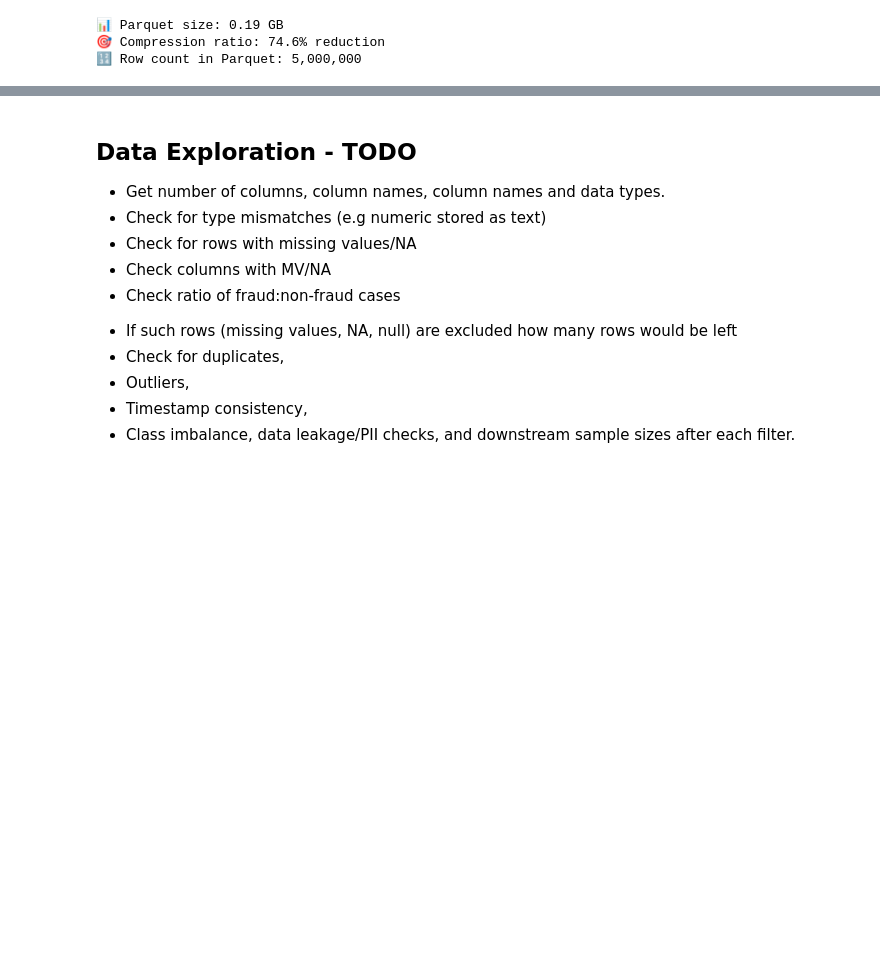
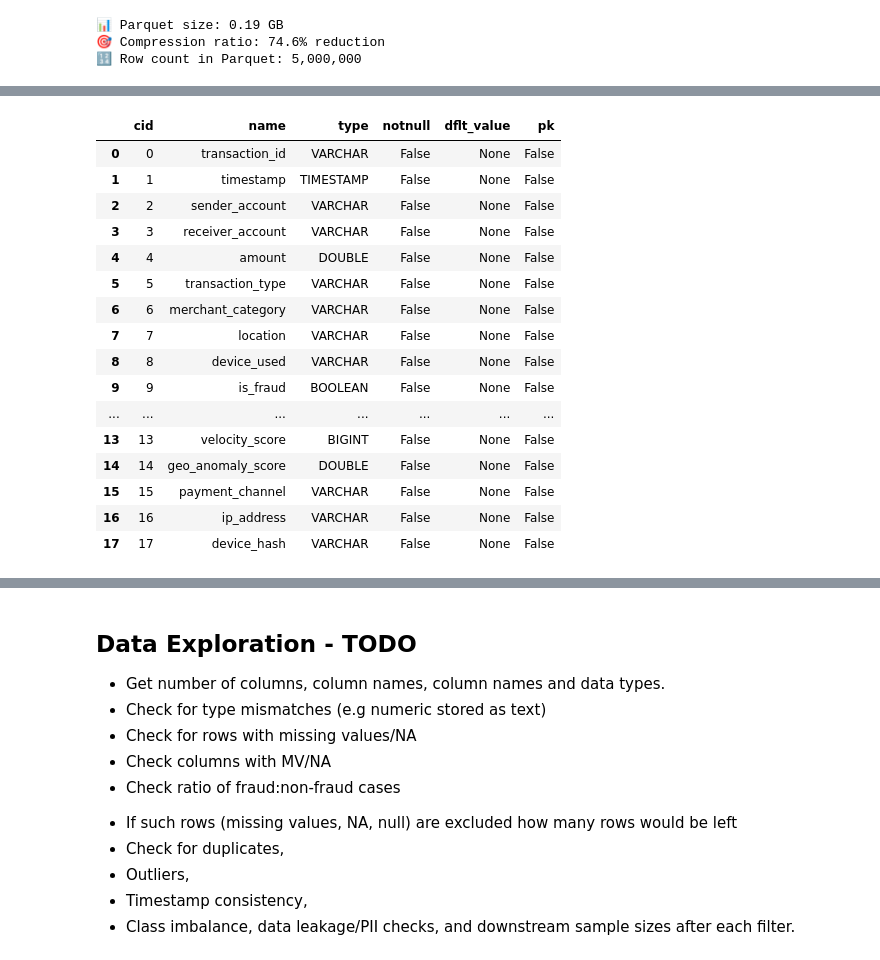
Before and after one commit to mlopezza/financial_fraud_detection_project, a Jupyter notebook: data/query_template.ipynb, the cells around one changed output, grey strips where cells are left out. Saved outputs shown, nothing was run; the diff lists cells and outputs as text; code cells hidden in the pictures; blank space fills up the shorter version.

Commit message:
data exploration wiht SQL

```diff
--- a/data/query_template.ipynb
+++ b/data/query_template.ipynb
@@ -88,0 +160,26 @@ print(con.execute(f"DESCRIBE SELECT * FROM read_parquet('{parquet_path}')").fetc
+# %%
+# List all columns and their types, only for datatype and columns name visualization
+
+con.execute(
+    f"""
+    PRAGMA table_info('raw_data')
+    """
+).fetch_df()
+# %% [output]
+|  | cid | name | type | notnull | dflt_value | pk |
+| 0 | 0 | transaction_id | VARCHAR | False | None | False |
+| 1 | 1 | timestamp | TIMESTAMP | False | None | False |
+| 2 | 2 | sender_account | VARCHAR | False | None | False |
+| 3 | 3 | receiver_account | VARCHAR | False | None | False |
+| 4 | 4 | amount | DOUBLE | False | None | False |
+| 5 | 5 | transaction_type | VARCHAR | False | None | False |
+| 6 | 6 | merchant_category | VARCHAR | False | None | False |
+| 7 | 7 | location | VARCHAR | False | None | False |
+| 8 | 8 | device_used | VARCHAR | False | None | False |
+| 9 | 9 | is_fraud | BOOLEAN | False | None | False |
+| ... | ... | ... | ... | ... | ... | ... |
+| 13 | 13 | velocity_score | BIGINT | False | None | False |
+| 14 | 14 | geo_anomaly_score | DOUBLE | False | None | False |
+| 15 | 15 | payment_channel | VARCHAR | False | None | False |
+| 16 | 16 | ip_address | VARCHAR | False | None | False |
+| 17 | 17 | device_hash | VARCHAR | False | None | False |
```
Also changed, not shown: parts of 18 cells of this notebook.
